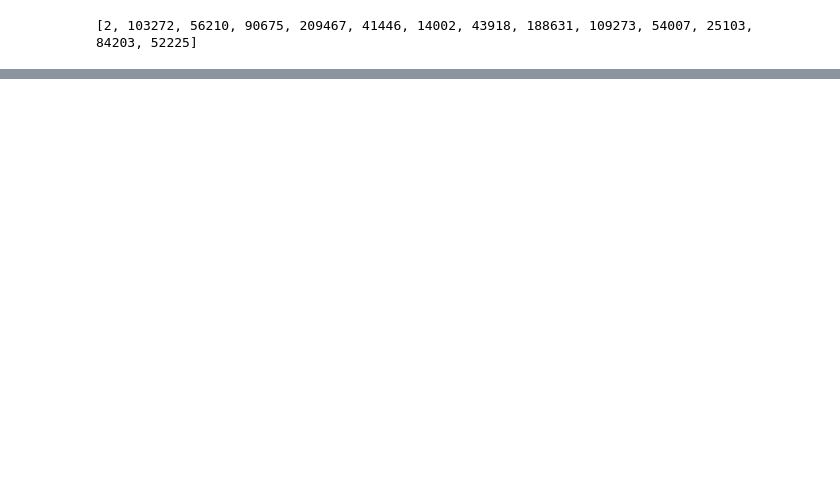
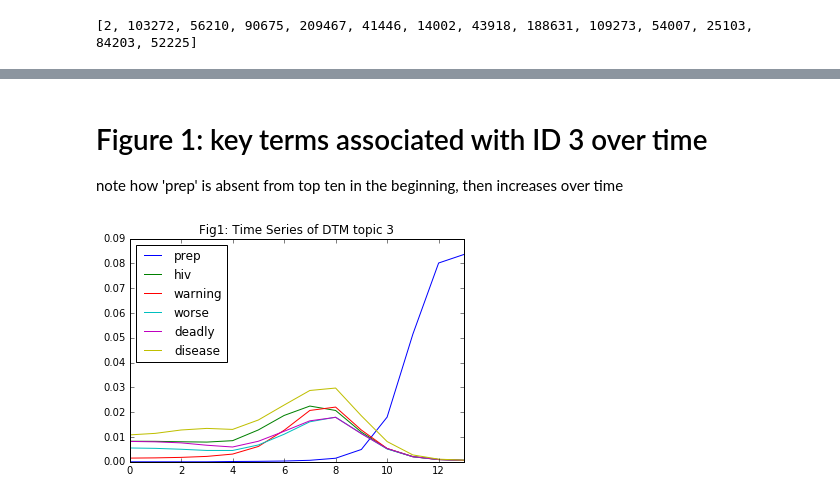
Before and after one commit to quinngroup/sm_w2v, a Jupyter notebook: notebooks/dtm_example.ipynb, the cells around one changed output, grey strips where cells are left out. Saved outputs shown, nothing was run; the diff lists cells and outputs as text; code cells hidden in the pictures; blank space fills up the shorter version.

Commit message:
add figures

```diff
--- a/notebooks/dtm_example.ipynb
+++ b/notebooks/dtm_example.ipynb
@@ -9,5 +12,8 @@ import numpy as np
 # %%
 import json
+import re
+
+from gensim.parsing.preprocessing import STOPWORDS
 
 # load the tweets
 documents = []
@@ -16,8 +22,15 @@ weeknum = ''
 with open('../data/c_twitter.json') as f_in:
     for i, l in enumerate(f_in):
         c_twt = json.loads(l)
+
+        # remove punctuation and stopwords for this analysis
+        c_twt['c_text'] = re.sub('[\.,#?!]', '', c_twt['c_text'])
+        words = c_twt['c_text'].split()
+        words = [w for w in words if w not in STOPWORDS]
+        words = [bytes(w, 'utf-8') for w in words]
+
         # c_twt: {'weeknum': str, 'c_text': str, 'tags': [str]}
-        documents.append(bytes(c_twt['c_text'], 'utf-8').split())
+        documents.append(words)
 
         if weeknum != c_twt['weeknum']:
             time_seq.append(i)
@@ -47,5 +60,5 @@ corpus = DTMcorpus(documents)
 # %%
 dtm_binary_path = '/high_spd_work/sm_w2v/tools/dtm/dtm/dtm'
 model = DtmModel(dtm_binary_path, corpus, time_seq, num_topics=10,
-                 id2word=corpus.dictionary, initialize_lda=True)
+                 id2word=corpus.dictionary, initialize_lda=True, rng_seed=0)
 # %%
@@ -57,0 +99,5 @@ topics
+# %%
+for t_index in range(len(model.time_slices)):
+    print("--- time slice: ", t_index, "\n")
+    print(pd.DataFrame(model.show_topic(topicid=3, time=t_index, topn=10), columns=['Probability', 'Word']))
+    print()
@@ -57,0 +122,26 @@ topics
+# %% [markdown]
+# Figure 1: key terms associated with ID 3 over time
+
+note how 'prep' is absent from top ten in the beginning, then increases over time
+# %%
+data = []
+for t_index in range(len(model.time_slices)):
+    words = model.show_topic(topicid=3, time=t_index, topn=1000)
+
+    columns = ['prep', 'hiv', 'warning', 'worse', 'deadly', 'disease']
+    row = []
+    for col in columns:
+        cell = [w[0] for w in words if w[1] == col]
+        if not cell:
+            cell = .000001
+        else:
+            cell = cell[0]
+        row.append(cell)
+    data.append(row)
+
+df = pd.DataFrame(data, columns=columns)
+ax = df.plot(title='Fig1: Time Series of DTM topic 3')
+fig = ax.get_figure()
+fig.savefig('Fig1: Time Series of DTM topic 3.pdf', format='pdf')
+# %% [output]
+[figure, added]
```
Also changed, not shown: parts of 11 cells of this notebook, 9 other files.
